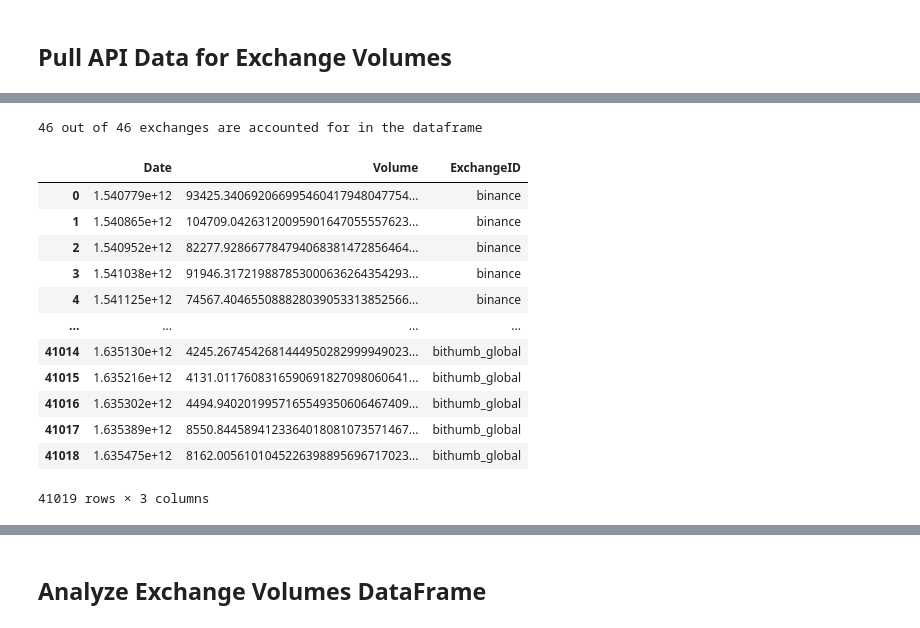
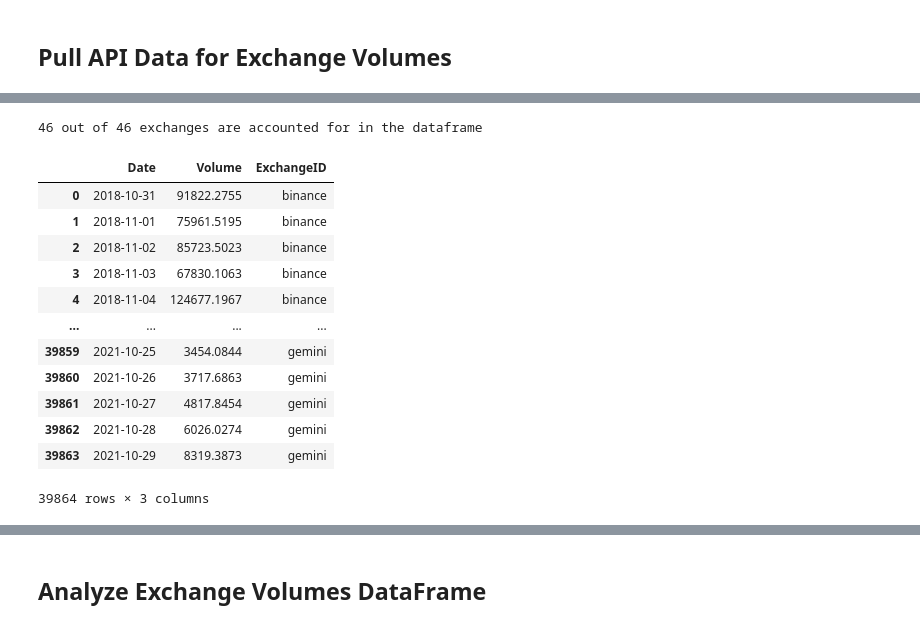
Before and after one commit to kcarter98/CryptoAnalysis, a Jupyter notebook: GatherandCleanData.ipynb, the cells around one changed output, grey strips where cells are left out. Cells and saved outputs as stored; diff of their text form; code cells hidden in the pictures.

Commit message:
Updated db information in readme, further data cleaning for OHLC table

```diff
--- a/GatherandCleanData.ipynb
+++ b/GatherandCleanData.ipynb
@@ -416,22 +457,24 @@ Task Completed!
 # %%
 # Make sure that all exchanges are accounted for
 exchanges_check = len(ex_volume_df['ExchangeID'].value_counts())
 print(f'{exchanges_check} out of {len(exchange_id_list)} exchanges are accounted for in the dataframe')
 
 # View Table
+ex_volume_df = ex_volume_df.reset_index()
+ex_volume_df = ex_volume_df[['Date', 'Volume', 'ExchangeID']]
 ex_volume_df
 # %% [output]
 46 out of 46 exchanges are accounted for in the dataframe
 |  | Date | Volume | ExchangeID |
-| 0 | 1.540779e+12 | 93425.340692066995460417948047754... | binance |
-| 1 | 1.540865e+12 | 104709.04263120095901647055557623... | binance |
-| 2 | 1.540952e+12 | 82277.928667784794068381472856464... | binance |
-| 3 | 1.541038e+12 | 91946.317219887853000636264354293... | binance |
-| 4 | 1.541125e+12 | 74567.404655088828039053313852566... | binance |
+| 0 | 2018-10-31 | 91822.2755 | binance |
+| 1 | 2018-11-01 | 75961.5195 | binance |
+| 2 | 2018-11-02 | 85723.5023 | binance |
+| 3 | 2018-11-03 | 67830.1063 | binance |
+| 4 | 2018-11-04 | 124677.1967 | binance |
 | ... | ... | ... | ... |
-| 41014 | 1.635130e+12 | 4245.2674542681444950282999949023... | bithumb_global |
-| 41015 | 1.635216e+12 | 4131.0117608316590691827098060641... | bithumb_global |
-| 41016 | 1.635302e+12 | 4494.9402019957165549350606467409... | bithumb_global |
-| 41017 | 1.635389e+12 | 8550.8445894123364018081073571467... | bithumb_global |
-| 41018 | 1.635475e+12 | 8162.0056101045226398895696717023... | bithumb_global |
+| 39859 | 2021-10-25 | 3454.0844 | gemini |
+| 39860 | 2021-10-26 | 3717.6863 | gemini |
+| 39861 | 2021-10-27 | 4817.8454 | gemini |
+| 39862 | 2021-10-28 | 6026.0274 | gemini |
+| 39863 | 2021-10-29 | 8319.3873 | gemini |
-41019 rows × 3 columns
+39864 rows × 3 columns
```
Also changed, not shown: parts of 47 cells of this notebook, 1 other file.
